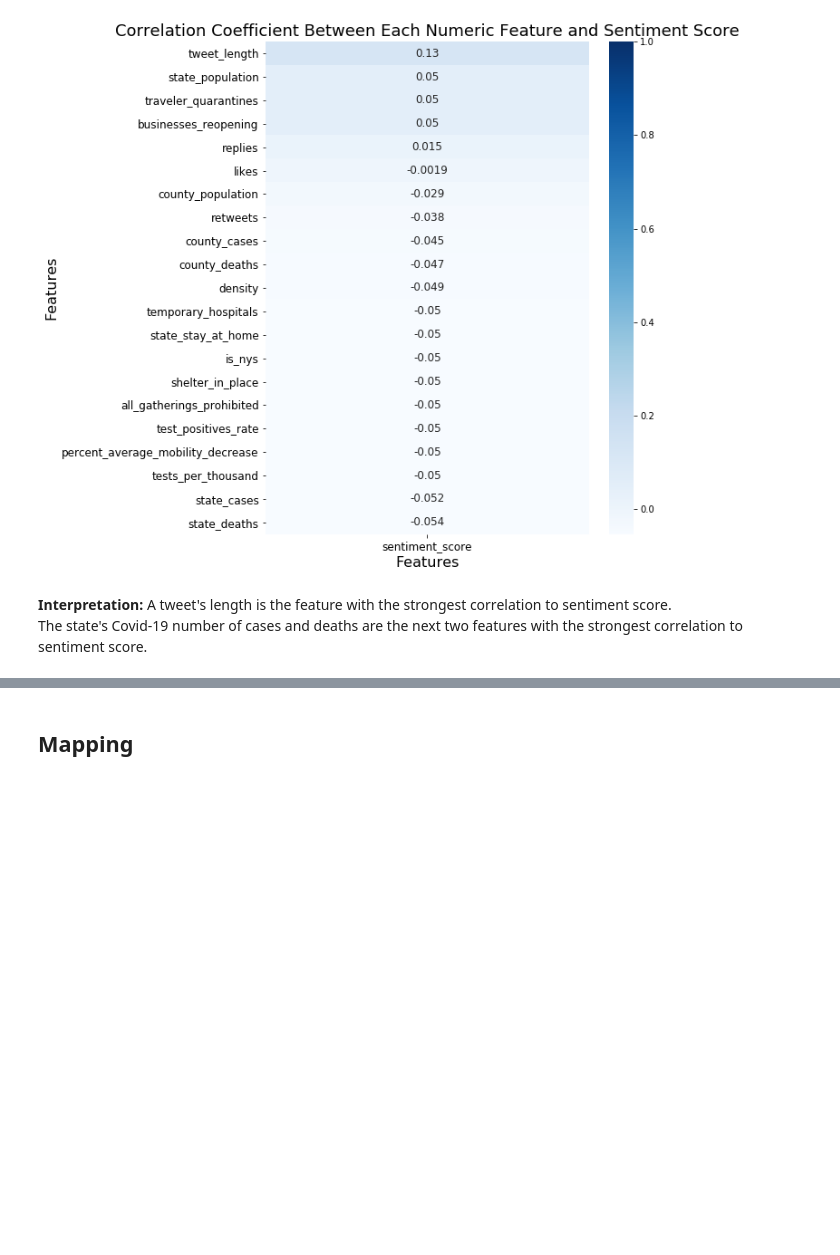
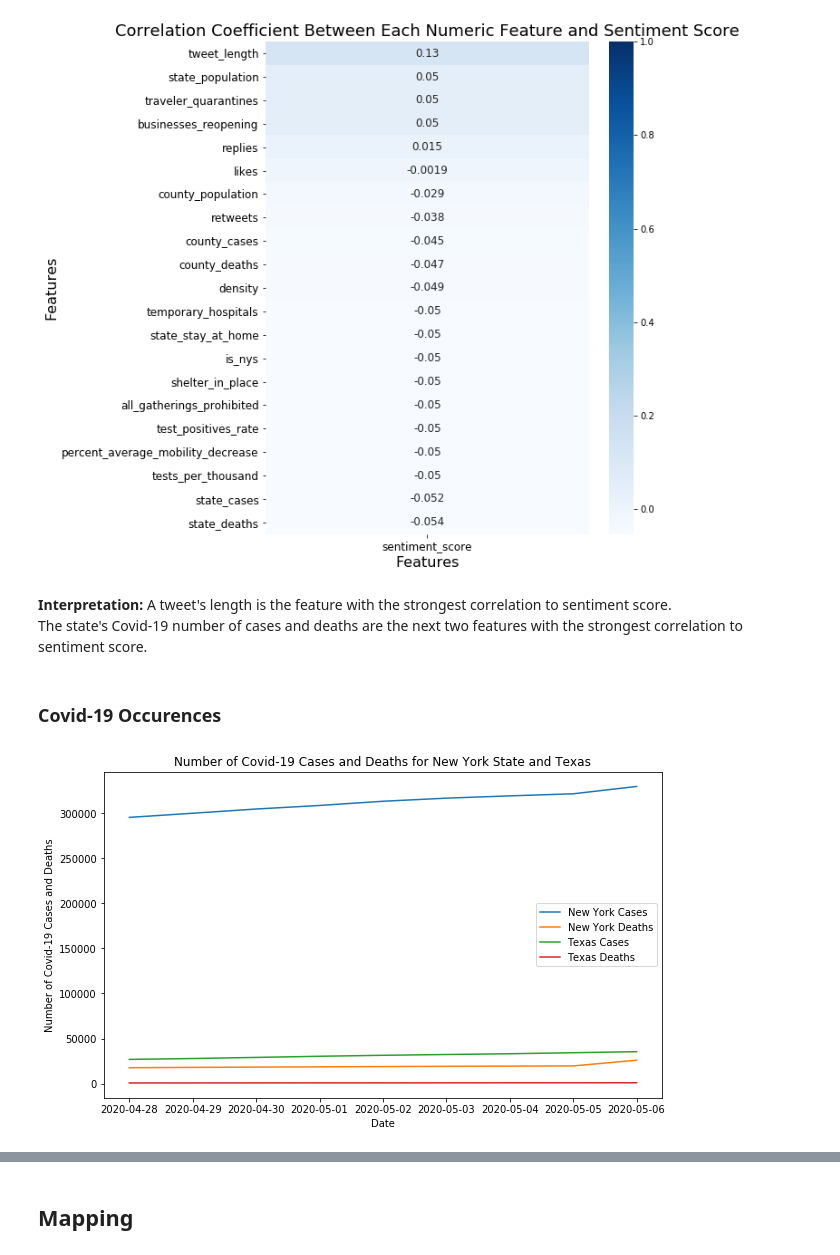
Before and after one commit to JulKelman/Sentiment-Analysis-of-Covid-19-Related-Tweets, a Jupyter notebook: julia/Project Notebook.ipynb, the cells around one changed output, grey strips where cells are left out. Drawn from its saved outputs; the diff is of its cells as text; code cells hidden in the pictures; blank space fills up the shorter version.

Commit message:
added graphs

```diff
--- a/julia/Project Notebook.ipynb
+++ b/julia/Project Notebook.ipynb
@@ -357,3 +357,18 @@ ax.set_ylim(top=y_max+1);
 # %% [markdown]
 **Interpretation:** A tweet's length is the feature with the strongest correlation to sentiment score.
 The state's Covid-19 number of cases and deaths are the next two features with the strongest correlation to sentiment score.
+# %% [markdown]
+### Covid-19 Occurences
+# %%
+plt.figure(figsize=(10,6))
+plt.title("Number of Covid-19 Cases and Deaths for New York State and Texas")
+plt.xlabel("Date")
+plt.ylabel("Number of Covid-19 Cases and Deaths")
+
+for state in [1, 0]:
+    plt.plot(df[df['is_nys']==state]['date'].unique(), df[df['is_nys']==state]['state_cases'].unique());
+    plt.plot(df[df['is_nys']==state]['date'].unique(), df[df['is_nys']==state]['state_deaths'].unique());
+
+plt.legend(['New York Cases', "New York Deaths", 'Texas Cases', 'Texas Deaths']);
+# %% [output]
+[figure, added]
```
Also changed, not shown: parts of 10 cells of this notebook.
